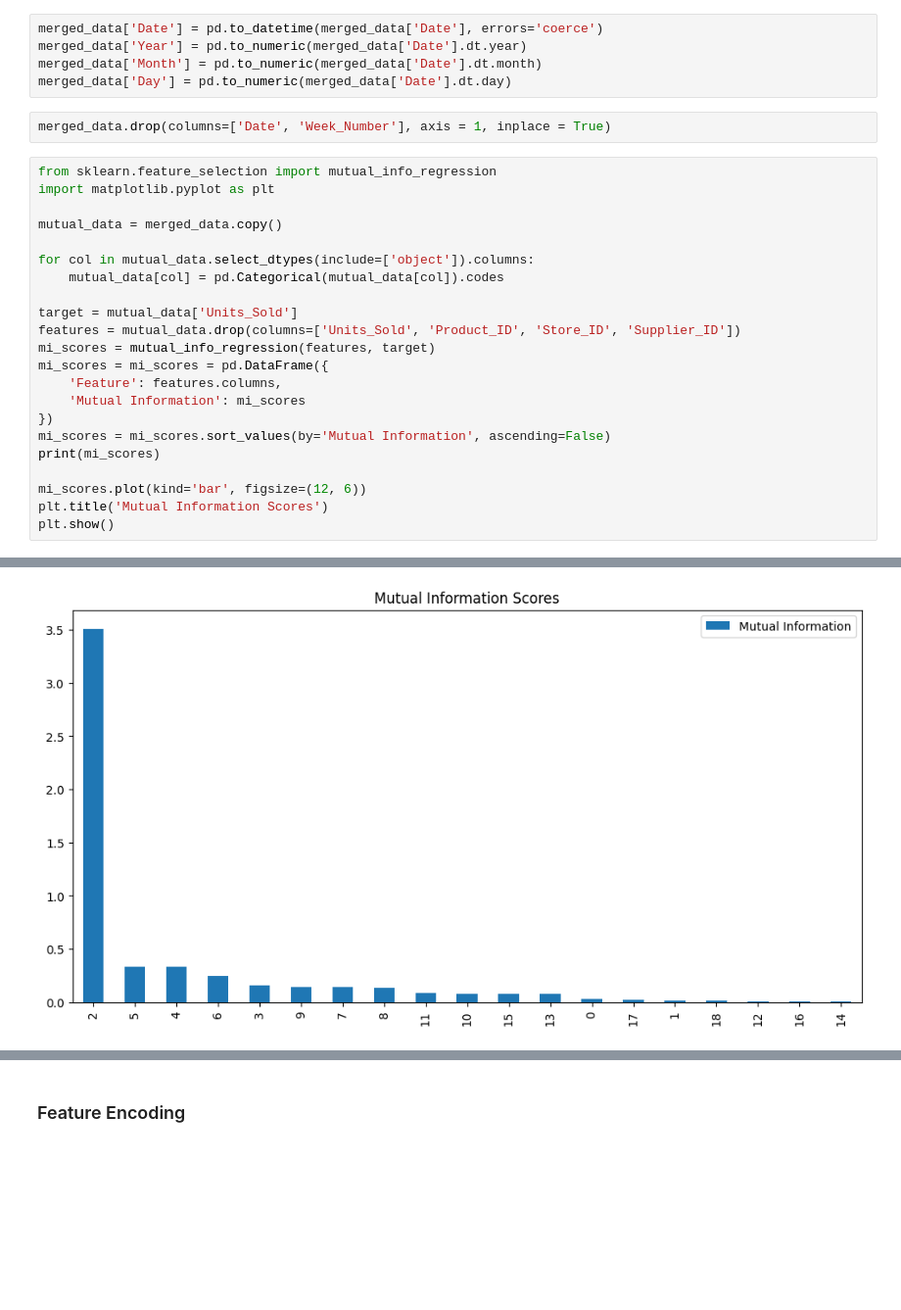
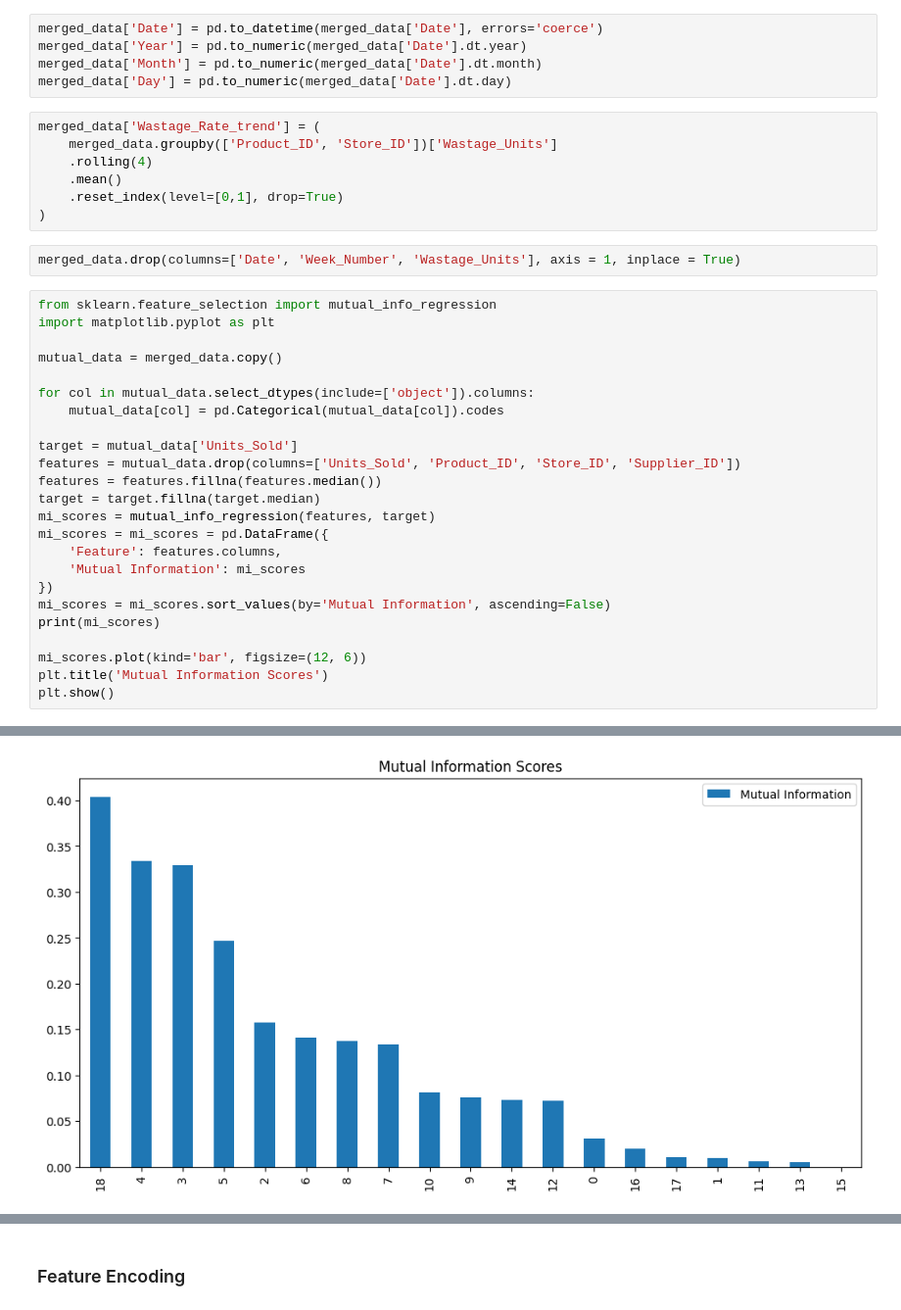
Before and after one commit to victorsomadina/perishable-goods, a Jupyter notebook: model/model.ipynb, the cells around one changed output, grey strips where cells are left out. Shown: that part at 98% size. Cells and saved outputs as stored; diff of their text form; blank space fills up the shorter version.

```diff
--- a/model/model.ipynb
+++ b/model/model.ipynb
@@ -87,8 +85,15 @@ merged_data['Date'] = pd.to_datetime(merged_data['Date'], errors='coerce')
 merged_data['Year'] = pd.to_numeric(merged_data['Date'].dt.year)
 merged_data['Month'] = pd.to_numeric(merged_data['Date'].dt.month)
 merged_data['Day'] = pd.to_numeric(merged_data['Date'].dt.day)
-# %%
-merged_data.drop(columns=['Date', 'Week_Number'], axis = 1, inplace = True)
+# %%
+merged_data['Wastage_Rate_trend'] = (
+    merged_data.groupby(['Product_ID', 'Store_ID'])['Wastage_Units']
+    .rolling(4)
+    .mean()
+    .reset_index(level=[0,1], drop=True)
+)
+# %%
+merged_data.drop(columns=['Date', 'Week_Number', 'Wastage_Units'], axis = 1, inplace = True)
 # %%
 from sklearn.feature_selection import mutual_info_regression
 import matplotlib.pyplot as plt
@@ -100,6 +105,8 @@ for col in mutual_data.select_dtypes(include=['object']).columns:
 
 target = mutual_data['Units_Sold']
 features = mutual_data.drop(columns=['Units_Sold', 'Product_ID', 'Store_ID', 'Supplier_ID'])
+features = features.fillna(features.median())
+target = target.fillna(target.median)
 mi_scores = mutual_info_regression(features, target)
 mi_scores = mi_scores = pd.DataFrame({
     'Feature': features.columns,
@@ -135,2 +142,2 @@ plt.show()
-[figure, old version]
+[figure, new version]
 # %%
```
Also changed, not shown: parts of 13 cells of this notebook, 5 other files.
